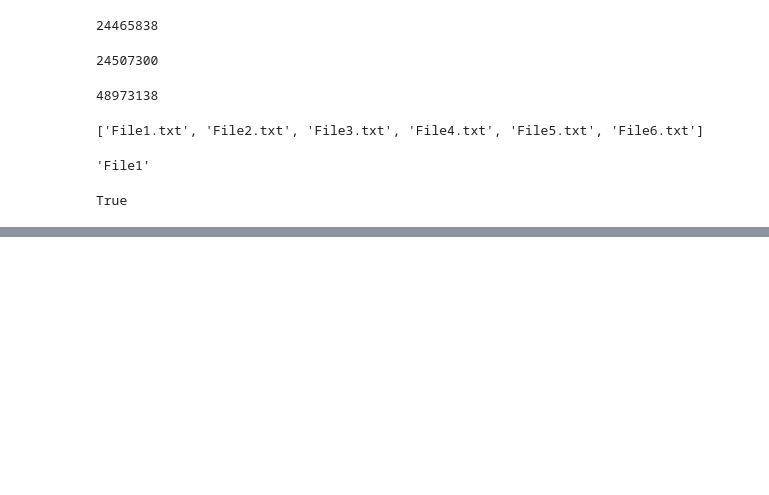
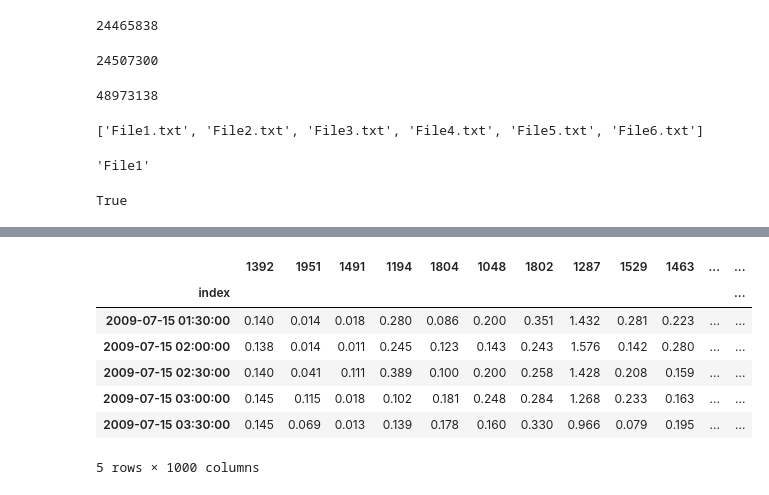
Before and after one commit to theabrahamaudu/Electricity_Use_Prediction, a Jupyter notebook: notebooks/EDA.ipynb, the cells around one changed output, grey strips where cells are left out. Drawn from its saved outputs; the diff is of its cells as text; code cells hidden in the pictures; blank space fills up the shorter version.

```diff
--- a/notebooks/EDA.ipynb
+++ b/notebooks/EDA.ipynb
@@ -224,0 +311,2 @@ True
+# %%
+ggg = pd.read_csv('../data/interim/grouped_File1.csv', parse_dates=['index'], index_col='index')
@@ -224,0 +328,11 @@ True
+# %%
+ggg.head()
+# %% [output]
+|  | 1392 | 1951 | 1491 | 1194 | 1804 | 1048 | 1802 | 1287 | 1529 | 1463 | ... | ... |
+| index |  |  |  |  |  |  |  |  |  |  |  | ... |
+| 2009-07-15 01:30:00 | 0.140 | 0.014 | 0.018 | 0.280 | 0.086 | 0.200 | 0.351 | 1.432 | 0.281 | 0.223 | ... | ... |
+| 2009-07-15 02:00:00 | 0.138 | 0.014 | 0.011 | 0.245 | 0.123 | 0.143 | 0.243 | 1.576 | 0.142 | 0.280 | ... | ... |
+| 2009-07-15 02:30:00 | 0.140 | 0.041 | 0.111 | 0.389 | 0.100 | 0.200 | 0.258 | 1.428 | 0.208 | 0.159 | ... | ... |
+| 2009-07-15 03:00:00 | 0.145 | 0.115 | 0.018 | 0.102 | 0.181 | 0.248 | 0.284 | 1.268 | 0.233 | 0.163 | ... | ... |
+| 2009-07-15 03:30:00 | 0.145 | 0.069 | 0.013 | 0.139 | 0.178 | 0.160 | 0.330 | 0.966 | 0.079 | 0.195 | ... | ... |
+5 rows × 1000 columns
```
Also changed, not shown: parts of 22 cells of this notebook, 2 other files.
